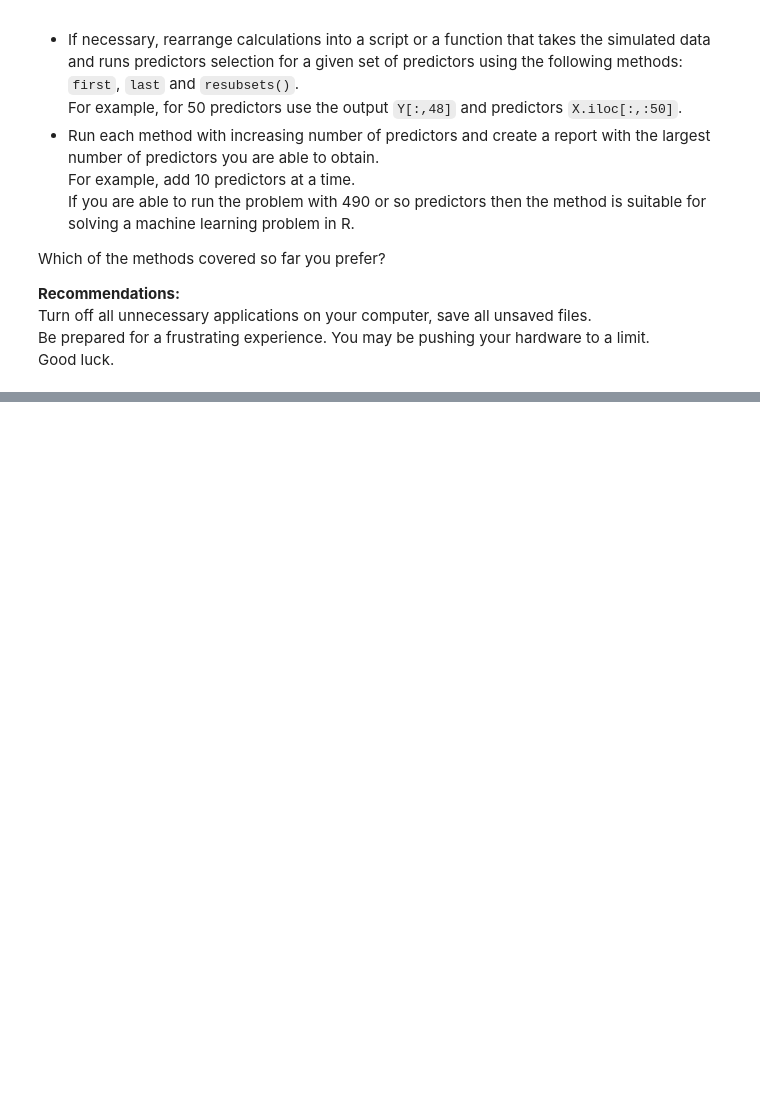
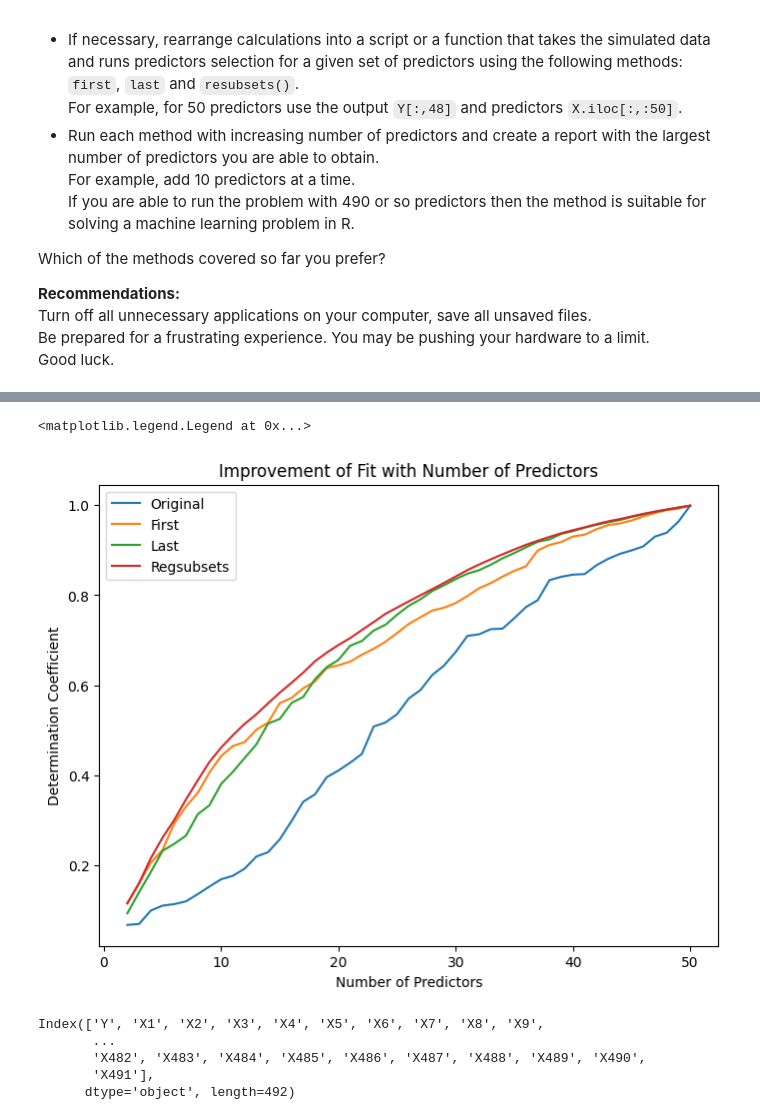
Before and after one commit to yura-leb/MLCourse2024, a Jupyter notebook: task1/Advanced Data Mining and Predictive Analytics 31009-PythonWorkshops-Session1-iLykei_ML_Introduction_Workshop_PY.ipynb, the cells around one changed output, grey strips where cells are left out. Drawn from its saved outputs; the diff is of its cells as text; code cells hidden in the pictures; blank space fills up the shorter version.

```diff
--- a/Advanced Data Mining and Predictive Analytics 31009-PythonWorkshops-Session1-iLykei_ML_Introduction_Workshop_PY.ipynb
+++ b/task1/Advanced Data Mining and Predictive Analytics 31009-PythonWorkshops-Session1-iLykei_ML_Introduction_Workshop_PY.ipynb
@@ -745,0 +766,10 @@ Good luck.
+# %%
+def run_regsubsets(X, Y, num_predictors):
+    rsq = regsubsets(X.iloc[:,:num_predictors], Y[:,num_predictors-2])
+    return rsq
+# %%
+num_predictors = 50
+# %%
+orderedPredictors_first, orderedPredictors_last = run_first_last(X, Y, num_predictors)
+# %%
+subsets_rsq = run_regsubsets(X, Y, num_predictors)
@@ -745,0 +794,15 @@ Good luck.
+# %%
+originalR2_10 = [rSquar(j,Y[:,num_predictors-2],X) for j in range(2, num_predictors+1)]
+firstR2 = [rSquar(j,Y[:,num_predictors-2],orderedPredictors_first) for j in range(2, num_predictors+1)]
+lastR2 = [rSquar(j,Y[:,num_predictors-2],orderedPredictors_last) for j in range(2, num_predictors+1)]
+plt.plot(range(2, num_predictors+1), originalR2_10, label="Original")
+plt.plot(range(2, num_predictors+1), firstR2, label="First")
+plt.plot(range(2, num_predictors+1), lastR2, label="Last")
+plt.plot(range(2, num_predictors+1), subsets_rsq[1:], label="Regsubsets")
+plt.title("Improvement of Fit with Number of Predictors")
+plt.xlabel("Number of Predictors")
+plt.ylabel("Determination Coefficient")
+plt.legend()
+# %% [output]
+<matplotlib.legend.Legend at 0x...>
+[figure, added]
@@ -745,0 +815,8 @@ Good luck.
+# %%
+data.keys()
+# %% [output]
+Index(['Y', 'X1', 'X2', 'X3', 'X4', 'X5', 'X6', 'X7', 'X8', 'X9',
+       ...
+       'X482', 'X483', 'X484', 'X485', 'X486', 'X487', 'X488', 'X489', 'X490',
+       'X491'],
+      dtype='object', length=492)
```
Also changed, not shown: parts of 24 cells of this notebook, 1 other file.
